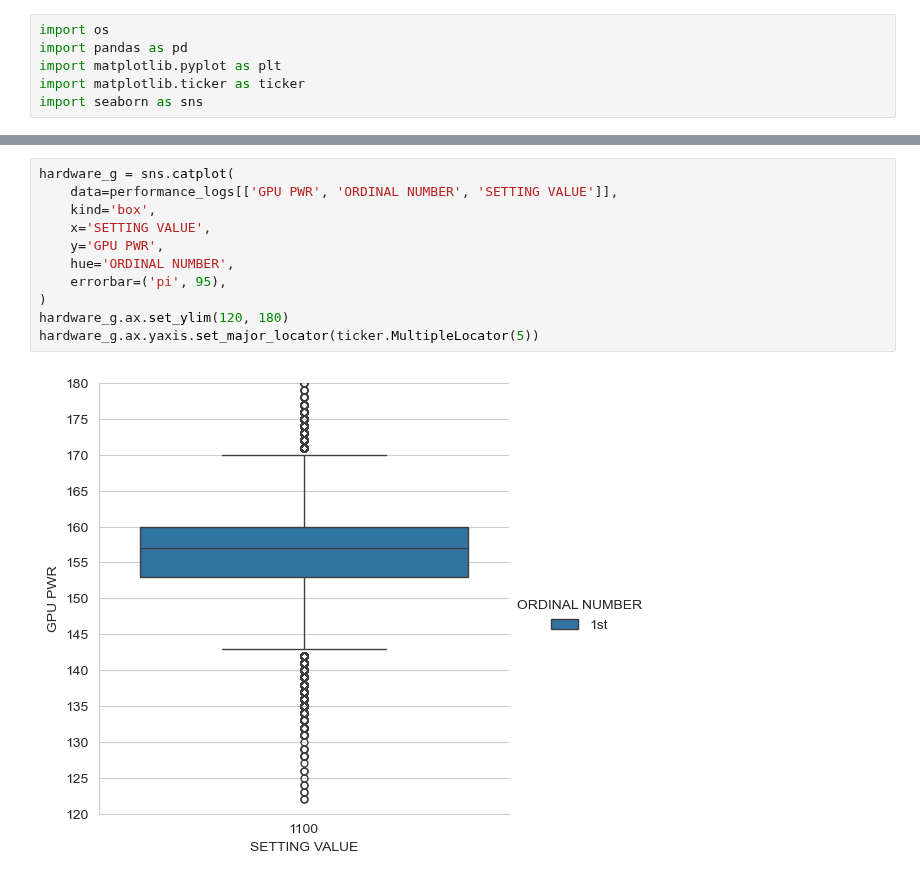
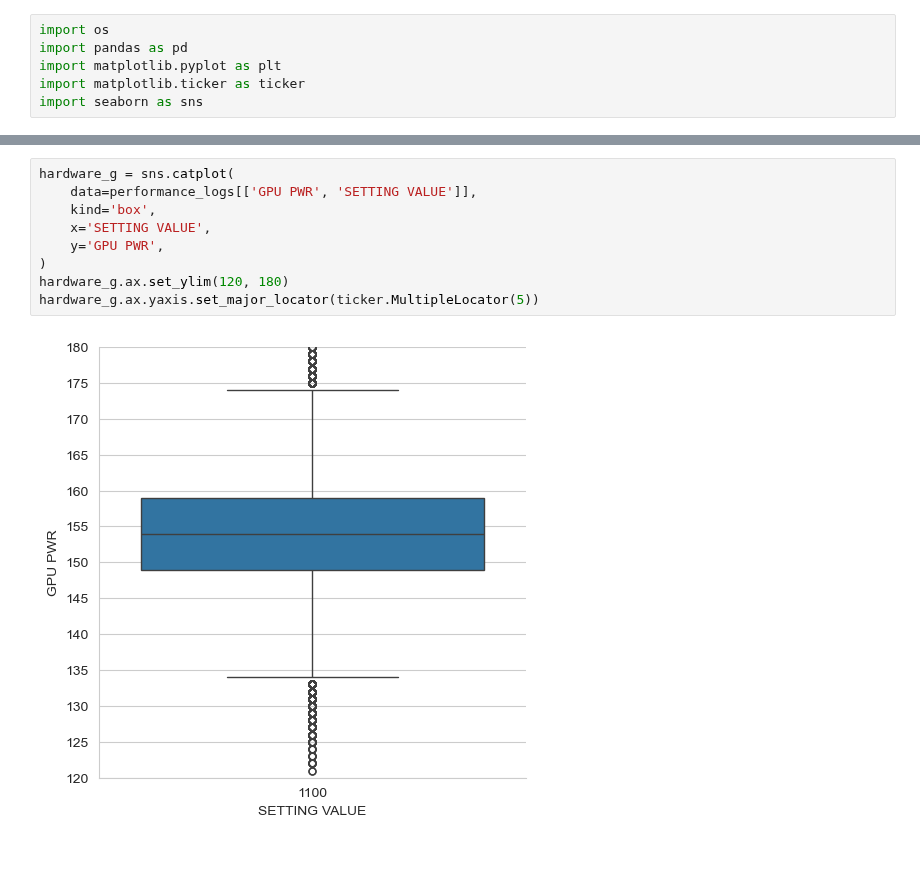
Before and after one commit to basil1015/gpu-performance-logs, a Jupyter notebook: Voltage.ipynb, the cells around one changed output, grey strips where cells are left out. Drawn from its saved outputs; the diff is of its cells as text.

```diff
--- a/Voltage.ipynb
+++ b/Voltage.ipynb
@@ -98,16 +93,14 @@ fps_g.ax.yaxis.set_major_locator(ticker.MultipleLocator(5))
 # %%
 hardware_g = sns.catplot(
-    data=performance_logs[['GPU PWR', 'ORDINAL NUMBER', 'SETTING VALUE']],
+    data=performance_logs[['GPU PWR', 'SETTING VALUE']],
     kind='box',
     x='SETTING VALUE',
     y='GPU PWR',
-    hue='ORDINAL NUMBER',
-    errorbar=('pi', 95),
 )
 hardware_g.ax.set_ylim(120, 180)
 hardware_g.ax.yaxis.set_major_locator(ticker.MultipleLocator(5))
 # %% [output]
-[figure, old version]
+[figure, new version]
 # %%
 sns.catplot(
     data=performance_logs['FPS'].describe().drop('count'),
```
Also changed, not shown: parts of 6 cells of this notebook.
